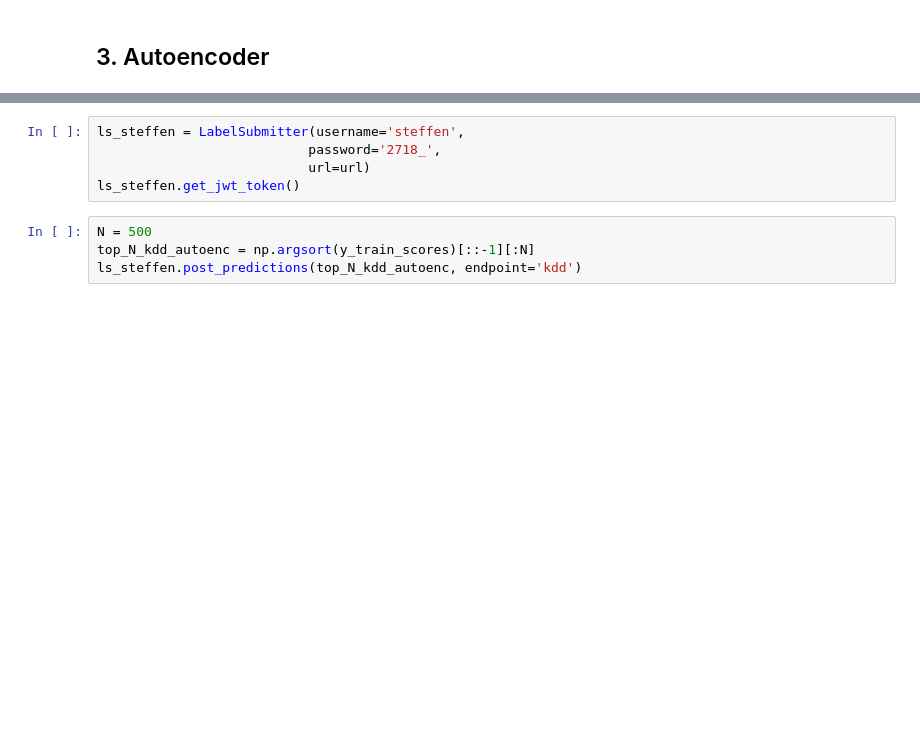
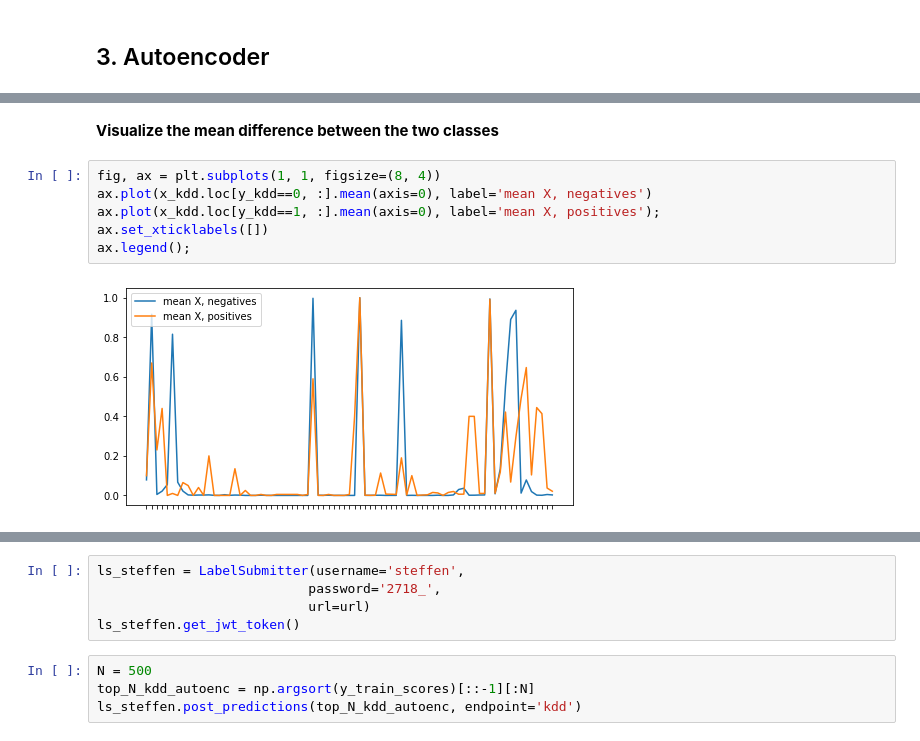
Before and after one commit to amld/workshop-unsupervised-fraud, a Jupyter notebook: notebooks/solutions_part2.ipynb, the cells around one changed output, grey strips where cells are left out. Drawn from its saved outputs; the diff is of its cells as text; blank space fills up the shorter version.

```diff
--- a/notebooks/solutions_part2.ipynb
+++ b/notebooks/solutions_part2.ipynb
@@ -241,0 +258,10 @@ plt.legend();
+# %% [markdown]
+**Visualize the mean difference between the two classes**
+# %%
+fig, ax = plt.subplots(1, 1, figsize=(8, 4))
+ax.plot(x_kdd.loc[y_kdd==0, :].mean(axis=0), label='mean X, negatives')
+ax.plot(x_kdd.loc[y_kdd==1, :].mean(axis=0), label='mean X, positives');
+ax.set_xticklabels([])
+ax.legend();
+# %% [output]
+[figure, added]
```
Also changed, not shown: parts of 33 cells of this notebook, 6 other files.
